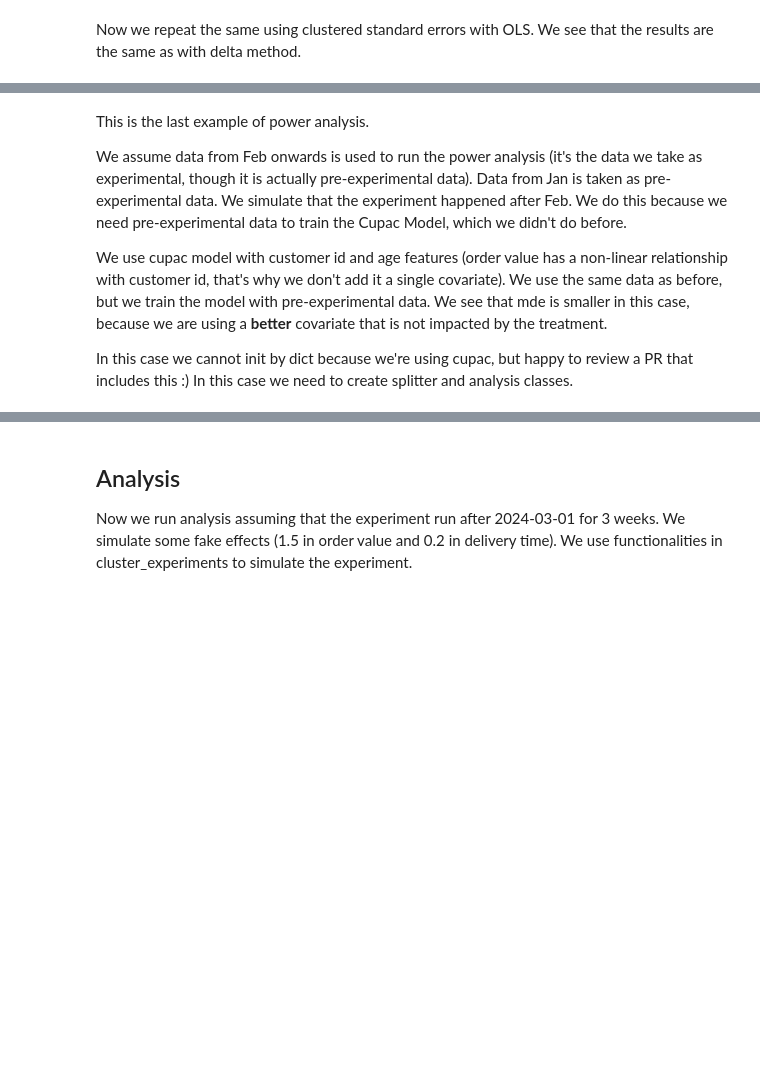
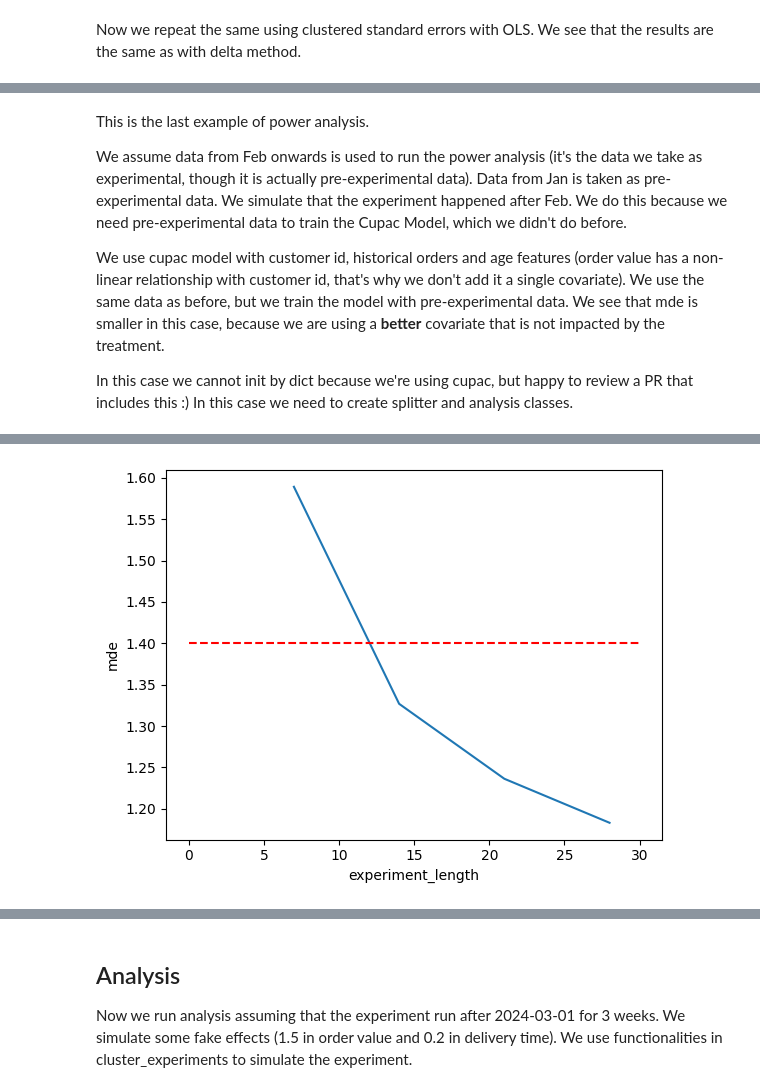
Before and after one commit to david26694/cluster-experiments, a Jupyter notebook: docs/e2e_mde_delta.ipynb, the cells around one changed output, grey strips where cells are left out. Drawn from its saved outputs; the diff is of its cells as text; code cells hidden in the pictures; blank space fills up the shorter version.

Commit message:
add delta method covs release

```diff
--- a/docs/e2e_mde_delta.ipynb
+++ b/docs/e2e_mde_delta.ipynb
@@ -189,7 +212,7 @@ for experiment_length in [7, 14, 21, 28]:
         aggregated_data,
         powers=[0.8],
         experiment_length=[experiment_length],
-        n_simulations=1
+        n_simulations=5
     )
     mdes.append(mde[0])
 print(f"Time taken for MDE with covariate calculation: {time.time() - start:.2f} seconds")
@@ -224,14 +257,14 @@ This is the last example of power analysis.
 
 We assume data from Feb onwards is used to run the power analysis (it's the data we take as experimental, though it is actually pre-experimental data). Data from Jan is taken as pre-experimental data. We simulate that the experiment happened after Feb. We do this because we need pre-experimental data to train the Cupac Model, which we didn't do before.
 
-We use cupac model with customer id and age features (order value has a non-linear relationship with customer id, that's why we don't add it a single covariate). We use the same data as before, but we train the model with pre-experimental data. We see that mde is smaller in this case, because we are using a **better** covariate that is not impacted by the treatment.
+We use cupac model with customer id, historical orders and age features (order value has a non-linear relationship with customer id, that's why we don't add it a single covariate). We use the same data as before, but we train the model with pre-experimental data. We see that mde is smaller in this case, because we are using a **better** covariate that is not impacted by the treatment.
 
 In this case we cannot init by dict because we're using cupac, but happy to review a PR that includes this :) In this case we need to create splitter and analysis classes.
 # %%
 pre_experiment_df = experiment_data.query("date < '2024-02-01'")
 experiment_df = experiment_data.query("date >= '2024-02-01'")
 # %%
-from cluster_experiments import ClusteredSplitter, DeltaMethodAnalysis
+from cluster_experiments import ClusteredSplitter, DeltaMethodAnalysis, ClusteredOLSAnalysis
 from sklearn.ensemble import HistGradientBoostingRegressor
 
 
@@ -241,6 +274,11 @@ splitter = ClusteredSplitter(
 delta = DeltaMethodAnalysis(
     target_col="order_value",
     scale_col="one",
+    covariates=["estimate_order_value"],
+    cluster_cols=["customer_id"],
+)
+ols = ClusteredOLSAnalysis(
+    target_col="order_value",
     covariates=["estimate_order_value"],
     cluster_cols=["customer_id"],
 )
@@ -254,10 +292,20 @@ pwr = NormalPowerAnalysis(
     scale_col="one",
     features_cupac_model=["customer_id", "customer_age", "historical_orders"],
 )
+
+pwr_ols = NormalPowerAnalysis(
+    splitter=splitter,
+    analysis=ols,
+    time_col="date",
+    target_col="order_value",
+    cupac_model=HistGradientBoostingRegressor(),
+    features_cupac_model=["customer_id", "customer_age", "historical_orders"],
+)
 # %%
 mdes_cupac = []
+mde_cupac_ols = []
 
-for experiment_length in range(1, 42, 2):
+for experiment_length in range(7, 35, 7):
     filtered_data = experiment_df[experiment_df["date"] <= pd.Timestamp("2024-02-01") + pd.Timedelta(days=experiment_length)]
     aggregated_data = filtered_data.groupby("customer_id").agg({
         "order_value": "sum",
@@ -274,6 +322,7 @@ for experiment_length in range(1, 42, 2):
         "date": "min"
     }).reset_index()
 
+    timer_cupac_start = time.time()
     mde = pwr.mde_time_line(
         aggregated_data,
         pre_experiment_aggregated_data,
@@ -281,7 +330,22 @@ for experiment_length in range(1, 42, 2):
         experiment_length=[experiment_length],
         n_simulations=5
     )
+    timer_cupac_end = time.time()
+    print(f"Cupac MDE calculation for length {experiment_length} took {timer_cupac_end - timer_cupac_start:.2f} seconds")
+
+    timer_ols_start = time.time()
+    mde_ols = pwr_ols.mde_time_line(
+        filtered_data,
+        pre_experiment_df,
+        powers=[0.8],
+        experiment_length=[experiment_length],
+        n_simulations=5
+    )
+    timer_ols_end = time.time()
+    print(f"Cupac OLS MDE calculation for length {experiment_length} took {timer_ols_end - timer_ols_start:.2f} seconds")
     mdes_cupac.append(mde[0])
+    mde_cupac_ols.append(mde_ols[0])
 
 
 plot_mdes(mdes_cupac, y_value=mde_value, x_lim=30)
+# %% [output]
@@ -287,0 +360 @@ plot_mdes(mdes_cupac, y_value=mde_value, x_lim=30)
+[figure, added]
```
Also changed, not shown: parts of 27 cells of this notebook, 5 other files.
